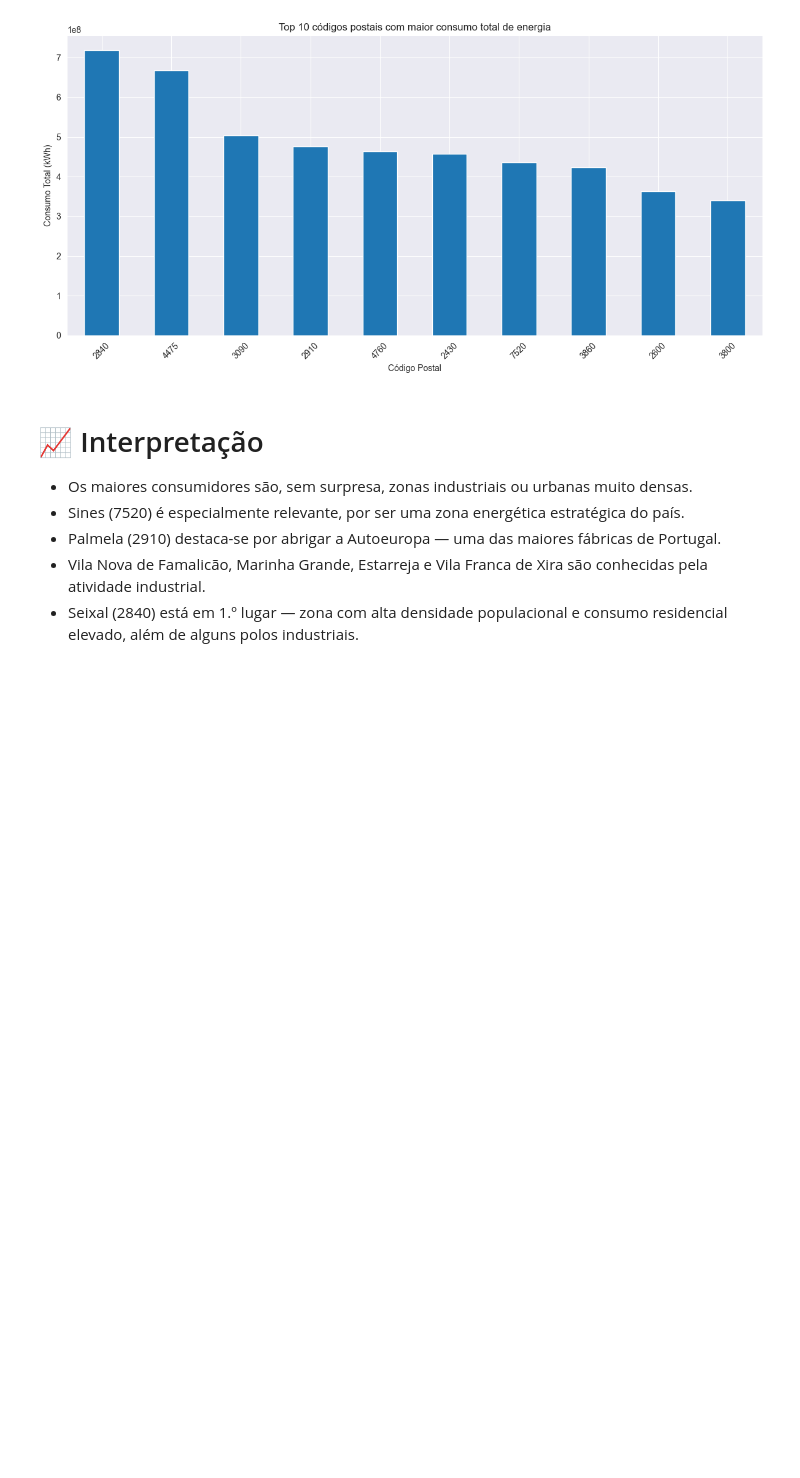
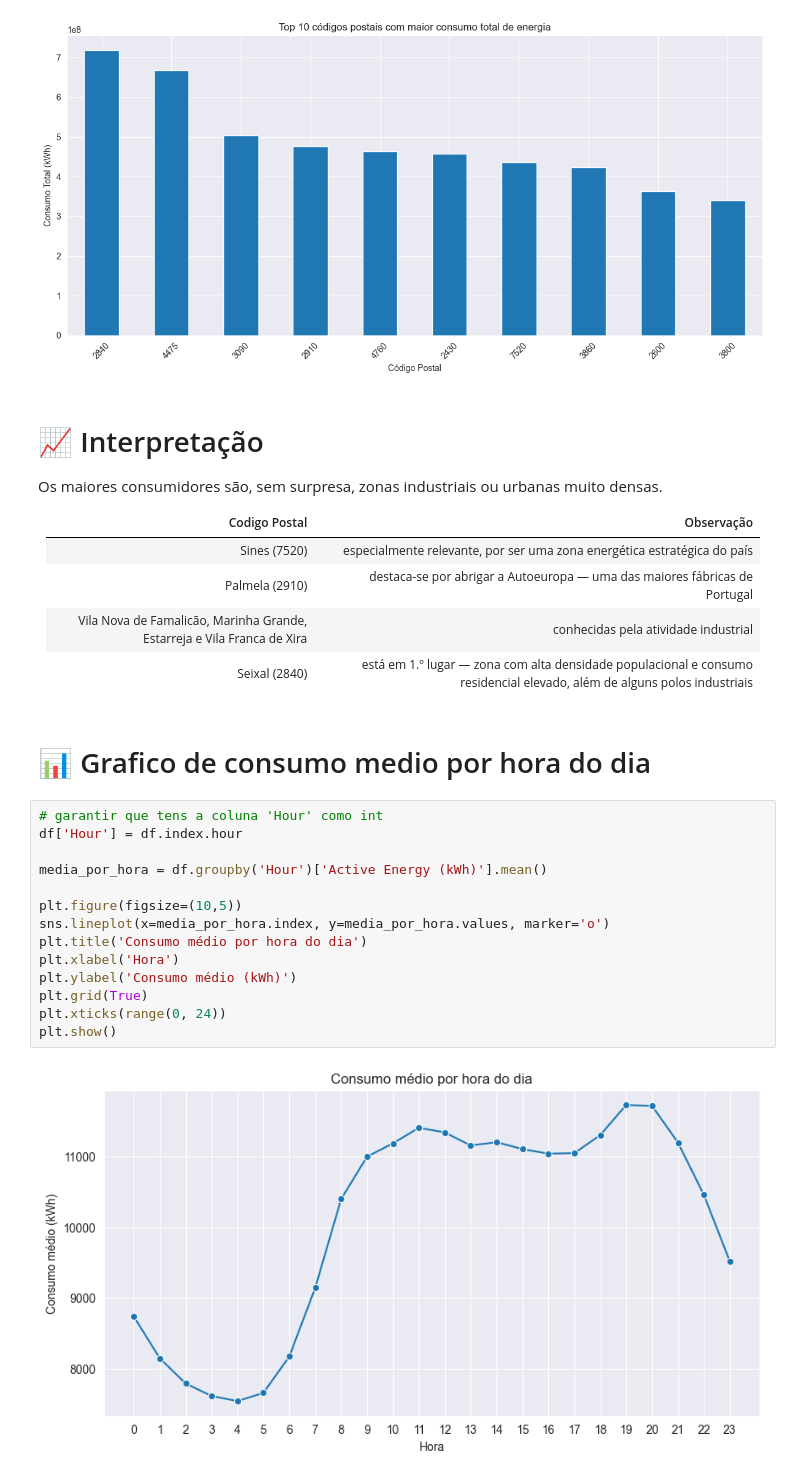
Before and after one commit to heyliceeee/previsao-do-consumo-energetico-com-ml, a Jupyter notebook: statsDataset.ipynb, the cells around one changed output. Saved outputs shown, nothing was run; the diff lists cells and outputs as text; blank space fills up the shorter version.

Commit message:
✨feat: Gráficos de consumo por hora do dia, por dia da semana e por mês

```diff
--- a/statsDataset.ipynb
+++ b/statsDataset.ipynb
@@ -114,8 +114,29 @@ plt.show()
 [figure]
 # %% [markdown]
 # 📈 Interpretação
-- Os maiores consumidores são, sem surpresa, zonas industriais ou urbanas muito densas.
-- Sines (7520) é especialmente relevante, por ser uma zona energética estratégica do país.
-- Palmela (2910) destaca-se por abrigar a Autoeuropa — uma das maiores fábricas de Portugal.
-- Vila Nova de Famalicão, Marinha Grande, Estarreja e Vila Franca de Xira são conhecidas pela atividade industrial.
-- Seixal (2840) está em 1.º lugar — zona com alta densidade populacional e consumo residencial elevado, além de alguns polos industriais.
+Os maiores consumidores são, sem surpresa, zonas industriais ou urbanas muito densas.
+
+| Codigo Postal | Observação                                                              |
+|---------------|-------------------------------------------------------------------------|
+| Sines (7520)  | especialmente relevante, por ser uma zona energética estratégica do país |
+| Palmela (2910) | destaca-se por abrigar a Autoeuropa — uma das maiores fábricas de Portugal |
+| Vila Nova de Famalicão, Marinha Grande, Estarreja e Vila Franca de Xira | conhecidas pela atividade industrial |
+| Seixal (2840) | está em 1.º lugar — zona com alta densidade populacional e consumo residencial elevado, além de alguns polos industriais |
+# %% [markdown]
+# 📊 Grafico de consumo medio por hora do dia
+# %%
+# garantir que tens a coluna 'Hour' como int
+df['Hour'] = df.index.hour
+
+media_por_hora = df.groupby('Hour')['Active Energy (kWh)'].mean()
+
+plt.figure(figsize=(10,5))
+sns.lineplot(x=media_por_hora.index, y=media_por_hora.values, marker='o')
+plt.title('Consumo médio por hora do dia')
+plt.xlabel('Hora')
+plt.ylabel('Consumo médio (kWh)')
+plt.grid(True)
+plt.xticks(range(0, 24))
+plt.show()
+# %% [output]
+[figure, added]
```
Also changed, not shown: parts of 9 cells of this notebook.
